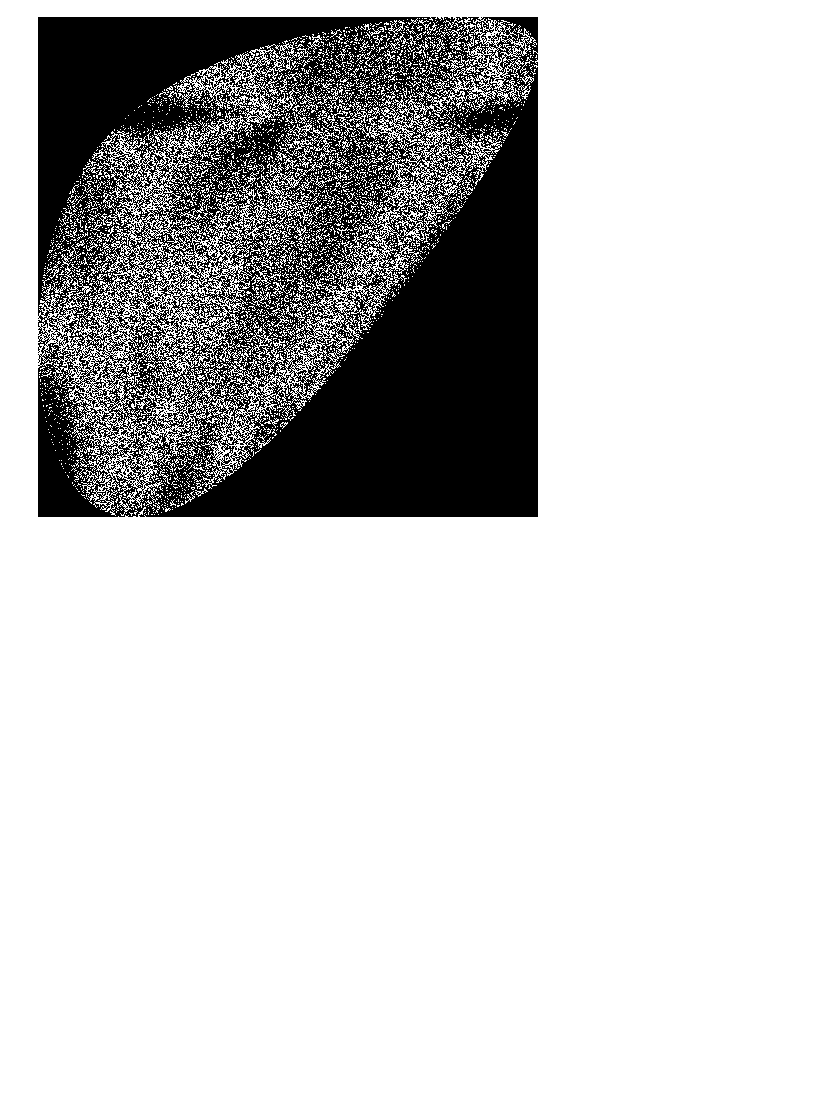
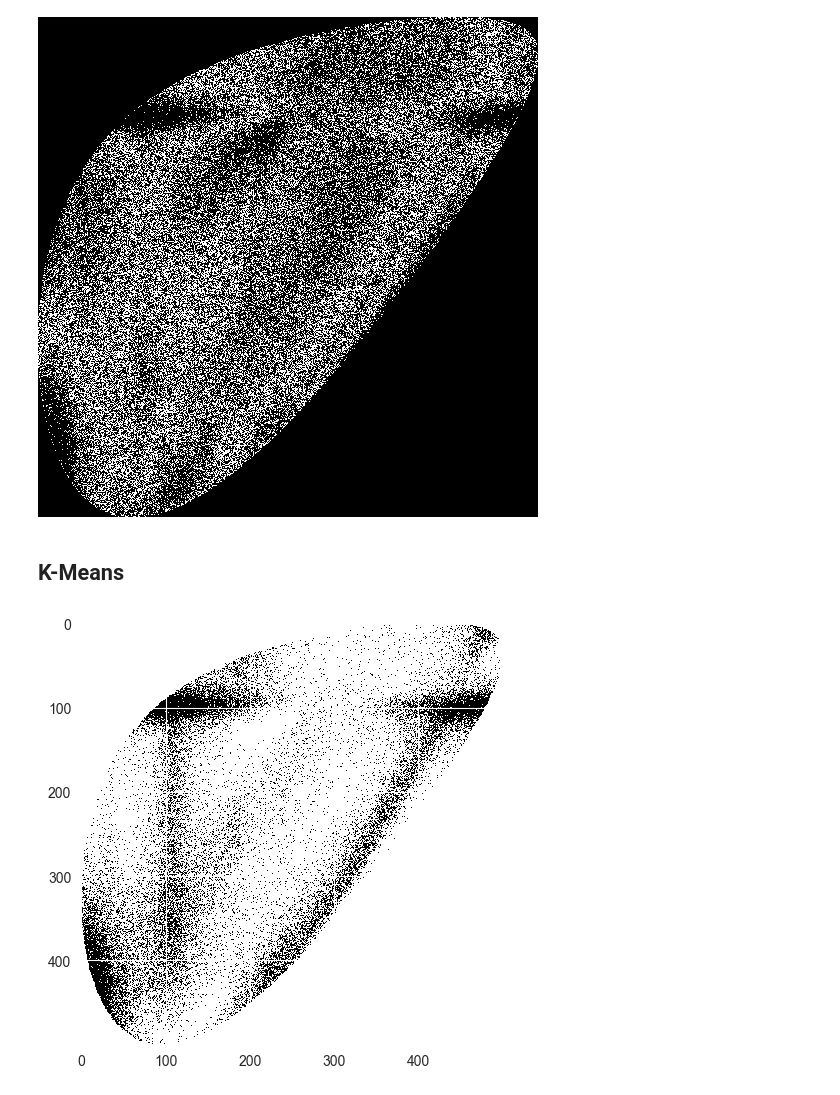
Before and after one commit to PsimonL/MachinLearningProject, a Jupyter notebook: Project.ipynb, the cells around one changed output. Cells and saved outputs as stored; diff of their text form; code cells hidden in the pictures; blank space fills up the shorter version.

Commit message:
K-Means

```diff
--- a/Project.ipynb
+++ b/Project.ipynb
@@ -246,0 +238,27 @@ PIL_diff(img_minus_1_loaded, img_1_loaded)
+# %% [markdown]
+## K-Means
+# %%
+def detect_image_differences(img1, img2, num_clusters=8):
+    img1_array = img_as_float(img1)
+    img2_array = img_as_float(img2)
+
+    img1_flat = img1_array.reshape((-1, 3))
+    img2_flat = img2_array.reshape((-1, 3))
+
+    kmeans1 = KMeans(n_clusters=num_clusters, random_state=42)
+    kmeans2 = KMeans(n_clusters=num_clusters, random_state=42)
+    labels1 = kmeans1.fit_predict(img1_flat)
+    labels2 = kmeans2.fit_predict(img2_flat)
+
+    differences = labels1 != labels2
+
+    differences_img = differences.reshape(img1_array.shape[:2])
+
+    return differences_img
+# %%
+differences_img = detect_image_differences(img_minus_1_loaded, img_1_loaded)
+
+io.imshow(differences_img, cmap='gray')
+io.show()
+# %% [output]
+[figure, added]
```
Also changed, not shown: parts of 3 cells of this notebook.
